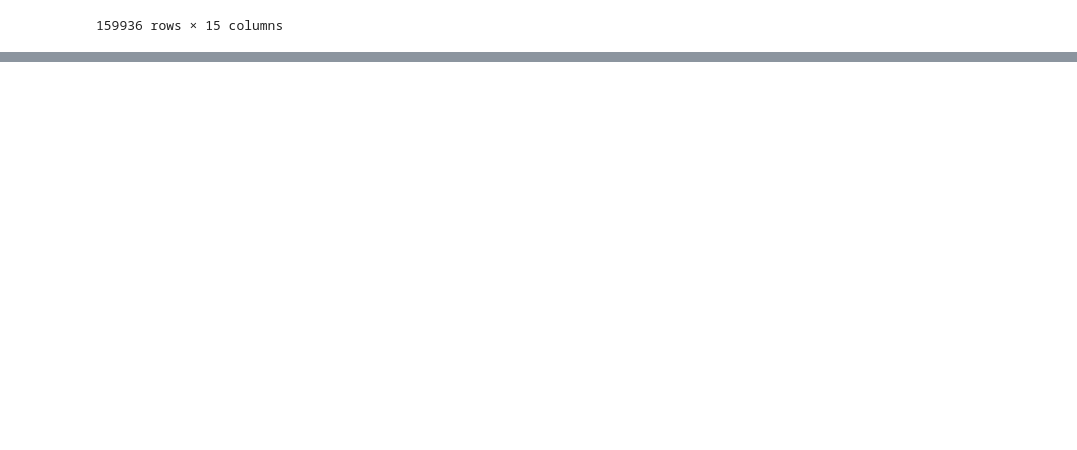
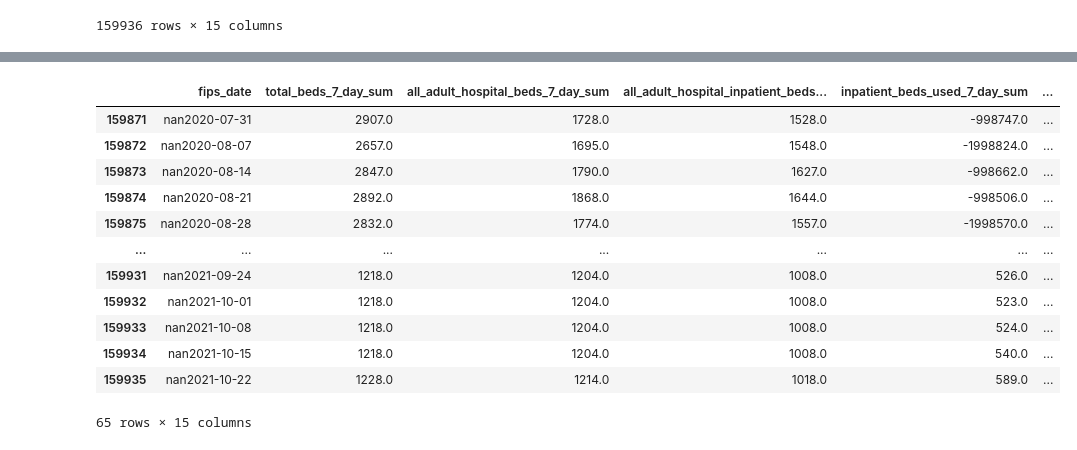
Before and after one commit to philippekerstens/Group-3, a Jupyter notebook: data_exploration.ipynb, the cells around one changed output, grey strips where cells are left out. Cells and saved outputs as stored; diff of their text form; code cells hidden in the pictures; blank space fills up the shorter version.

```diff
--- a/data_exploration.ipynb
+++ b/data_exploration.ipynb
@@ -765,3 +765,20 @@ staffed_adult_icu_bed_occupancy_7_day_sum                                      4
 staffed_icu_adult_patients_confirmed_and_suspected_covid_7_day_sum             2744
 staffed_icu_adult_patients_confirmed_covid_7_day_sum                           2546
 dtype: int64
+# %%
+df = hospital_data_df2.loc[hospital_data_df2['fips_date'].str.contains("nan", case=False)]
+df
+# %% [output]
+|  | fips_date | total_beds_7_day_sum | all_adult_hospital_beds_7_day_sum | all_adult_hospital_inpatient_beds... | inpatient_beds_used_7_day_sum | ... |
+| 159871 | nan2020-07-31 | 2907.0 | 1728.0 | 1528.0 | -998747.0 | ... |
+| 159872 | nan2020-08-07 | 2657.0 | 1695.0 | 1548.0 | -1998824.0 | ... |
+| 159873 | nan2020-08-14 | 2847.0 | 1790.0 | 1627.0 | -998662.0 | ... |
+| 159874 | nan2020-08-21 | 2892.0 | 1868.0 | 1644.0 | -998506.0 | ... |
+| 159875 | nan2020-08-28 | 2832.0 | 1774.0 | 1557.0 | -1998570.0 | ... |
+| ... | ... | ... | ... | ... | ... | ... |
+| 159931 | nan2021-09-24 | 1218.0 | 1204.0 | 1008.0 | 526.0 | ... |
+| 159932 | nan2021-10-01 | 1218.0 | 1204.0 | 1008.0 | 523.0 | ... |
+| 159933 | nan2021-10-08 | 1218.0 | 1204.0 | 1008.0 | 524.0 | ... |
+| 159934 | nan2021-10-15 | 1218.0 | 1204.0 | 1008.0 | 540.0 | ... |
+| 159935 | nan2021-10-22 | 1228.0 | 1214.0 | 1018.0 | 589.0 | ... |
+65 rows × 15 columns
```
Also changed, not shown: parts of 8 cells of this notebook.
